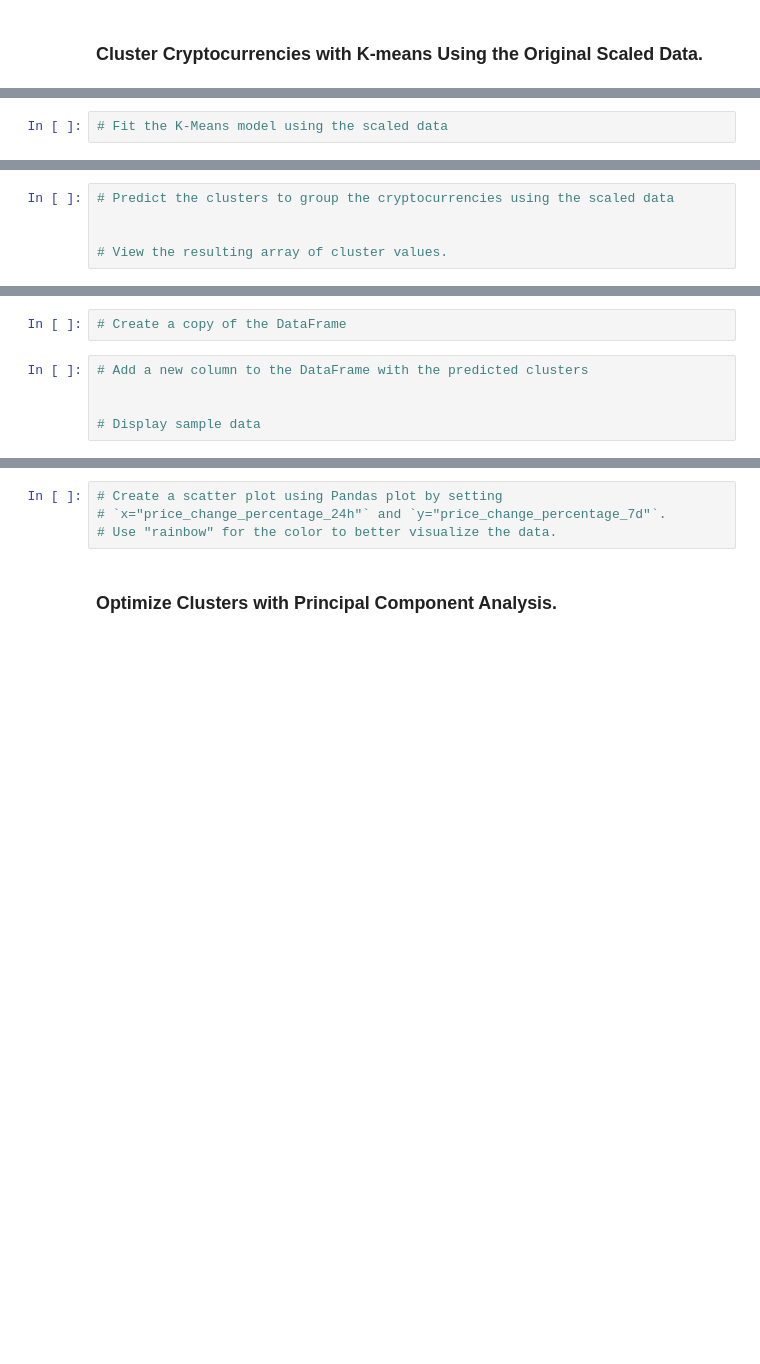
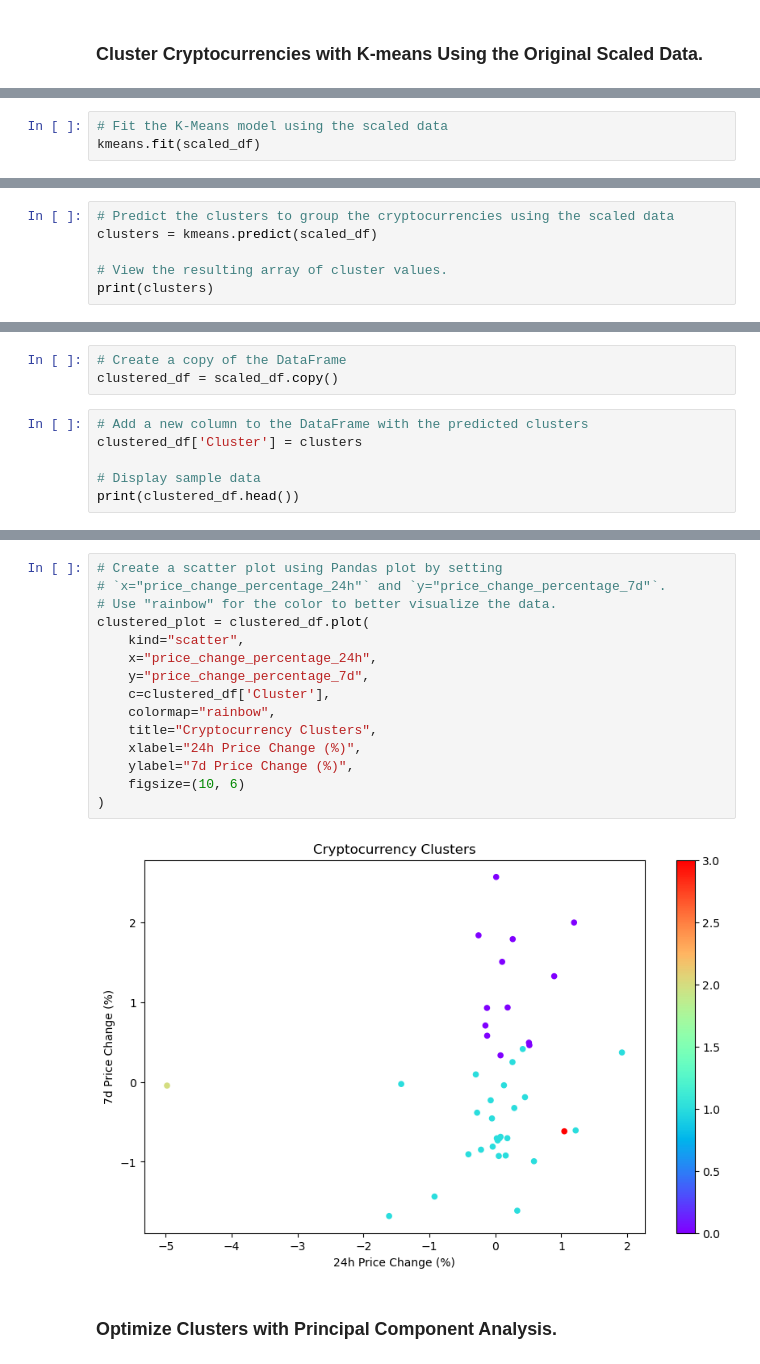
Before and after one commit to mattrodosky/CryptoClustering, a Jupyter notebook: Crypto_Clustering.ipynb, the cells around one changed output, grey strips where cells are left out. Drawn from its saved outputs; the diff is of its cells as text; blank space fills up the shorter version.

```diff
--- a/Crypto_Clustering.ipynb
+++ b/Crypto_Clustering.ipynb
@@ -110,2 +143,3 @@ market_data_df.describe()
 # %%
 # Fit the K-Means model using the scaled data
+kmeans.fit(scaled_df)
@@ -112,5 +148,6 @@ market_data_df.describe()
 # %%
 # Predict the clusters to group the cryptocurrencies using the scaled data
-
+clusters = kmeans.predict(scaled_df)
 
 # View the resulting array of cluster values.
+print(clusters)
@@ -117,8 +157,10 @@ market_data_df.describe()
 # %%
 # Create a copy of the DataFrame
+clustered_df = scaled_df.copy()
 # %%
 # Add a new column to the DataFrame with the predicted clusters
-
+clustered_df['Cluster'] = clusters
 
 # Display sample data
+print(clustered_df.head())
 # %% [output]
@@ -132,7 +184,20 @@ market_data_df.describe()
 # %%
 # Create a scatter plot using Pandas plot by setting
 # `x="price_change_percentage_24h"` and `y="price_change_percentage_7d"`.
 # Use "rainbow" for the color to better visualize the data.
+clustered_plot = clustered_df.plot(
+    kind="scatter",
+    x="price_change_percentage_24h",
+    y="price_change_percentage_7d",
+    c=clustered_df['Cluster'],
+    colormap="rainbow",
+    title="Cryptocurrency Clusters",
+    xlabel="24h Price Change (%)",
+    ylabel="7d Price Change (%)",
+    figsize=(10, 6)
+)
+# %% [output]
+[figure, added]
 # %% [markdown]
 ### Optimize Clusters with Principal Component Analysis.
 # %%
```
Also changed, not shown: parts of 26 cells of this notebook.
